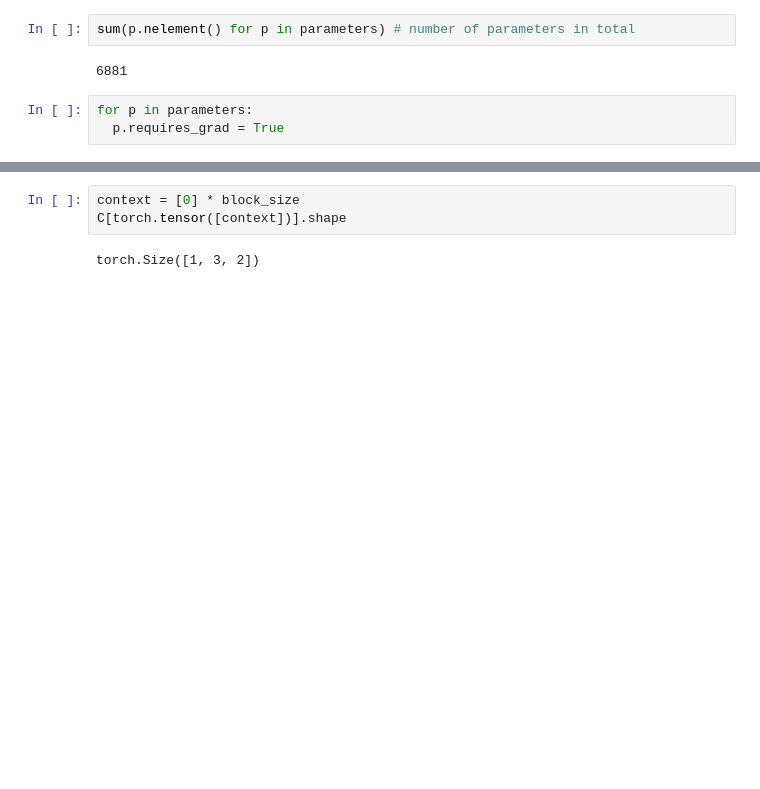
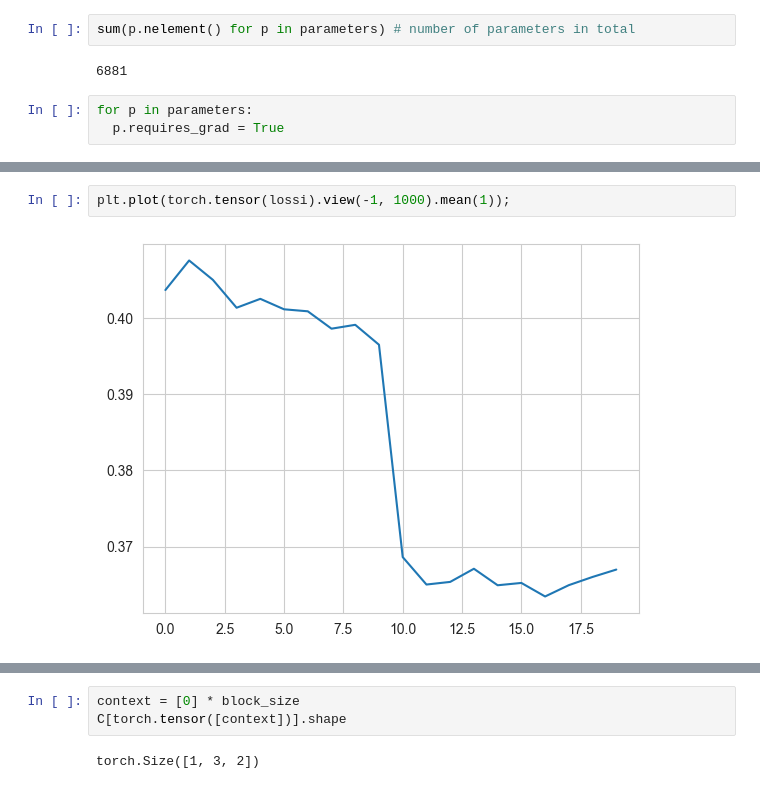
Before and after one commit to shevlopmes/avalur.github.io, a Jupyter notebook: ml_fundament/language_modeling_MLP.ipynb, the cells around one changed output, grey strips where cells are left out. Cells and saved outputs as stored; diff of their text form; blank space fills up the shorter version.

```diff
--- a/ml_fundament/language_modeling_MLP.ipynb
+++ b/ml_fundament/language_modeling_MLP.ipynb
@@ -275,3 +272,7 @@ plt.plot(stepi, lossi);
+# %%
+plt.plot(torch.tensor(lossi).view(-1, 1000).mean(1));
+# %% [output]
+[figure, added]
 # %%
 emb = C[Xtr] # (32, 3, 2)
 h = torch.tanh(emb.view(-1, 6) @ W1 + b1) # (32, 100)
```
Also changed, not shown: parts of 13 cells of this notebook.
